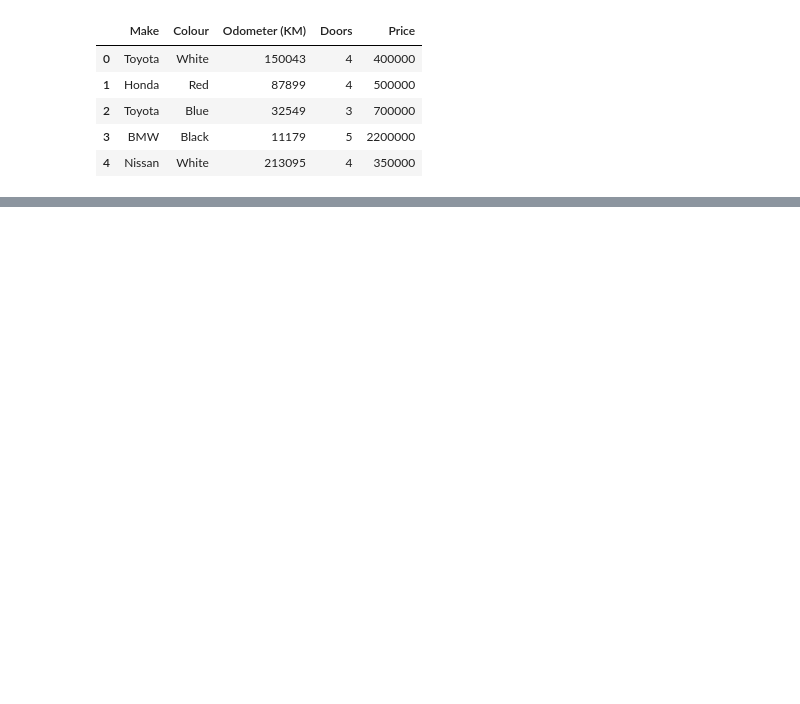
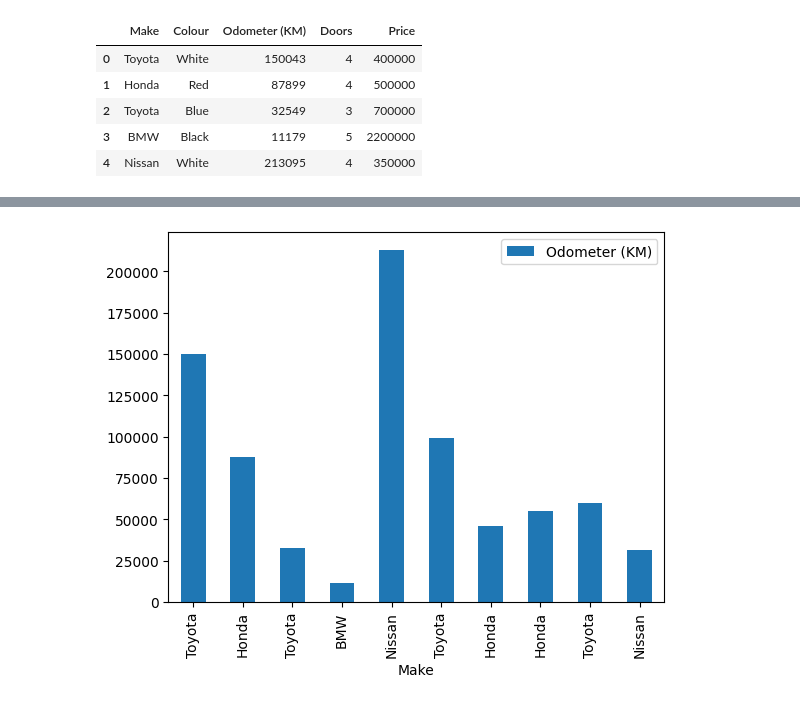
Before and after one commit to yu-sugimoto/data-science, a Jupyter notebook: sample/matplotlib.ipynb, the cells around one changed output, grey strips where cells are left out. Saved outputs shown, nothing was run; the diff lists cells and outputs as text; code cells hidden in the pictures; blank space fills up the shorter version.

```diff
--- a/sample/matplotlib.ipynb
+++ b/sample/matplotlib.ipynb
@@ -150,0 +210,5 @@ car_sales
+# %%
+# ヒストグラム（メーカー×走行距離）
+car_sales.plot(x="Make", y="Odometer (KM)", kind="bar");
+# %% [output]
+[figure, added]
```
Also changed, not shown: parts of 15 cells of this notebook, 1 other file.
